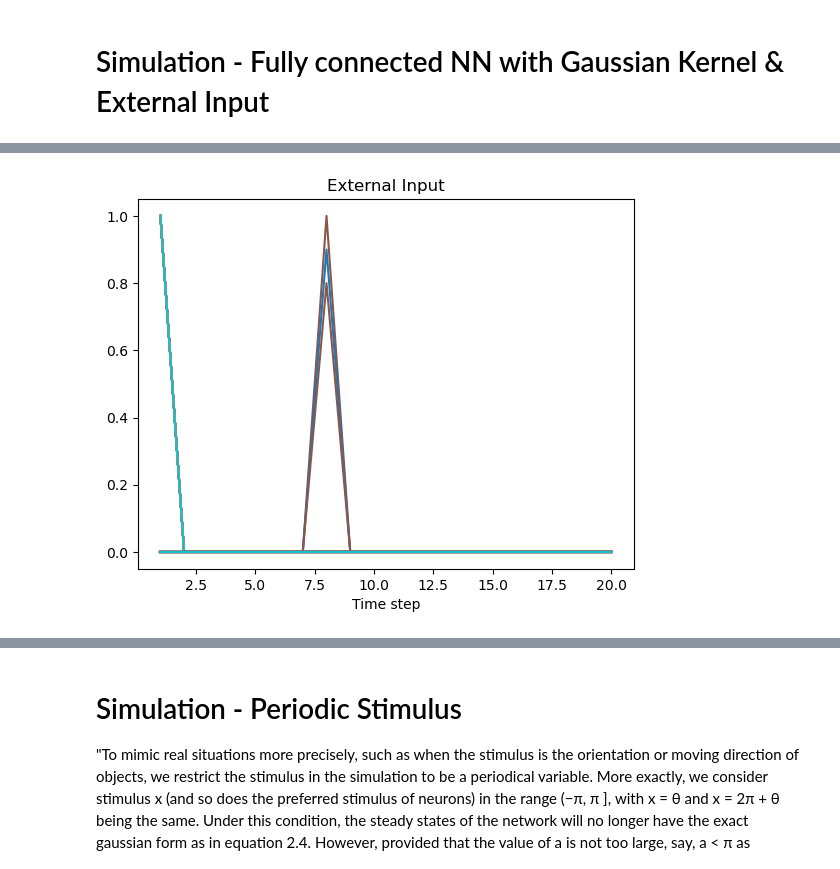
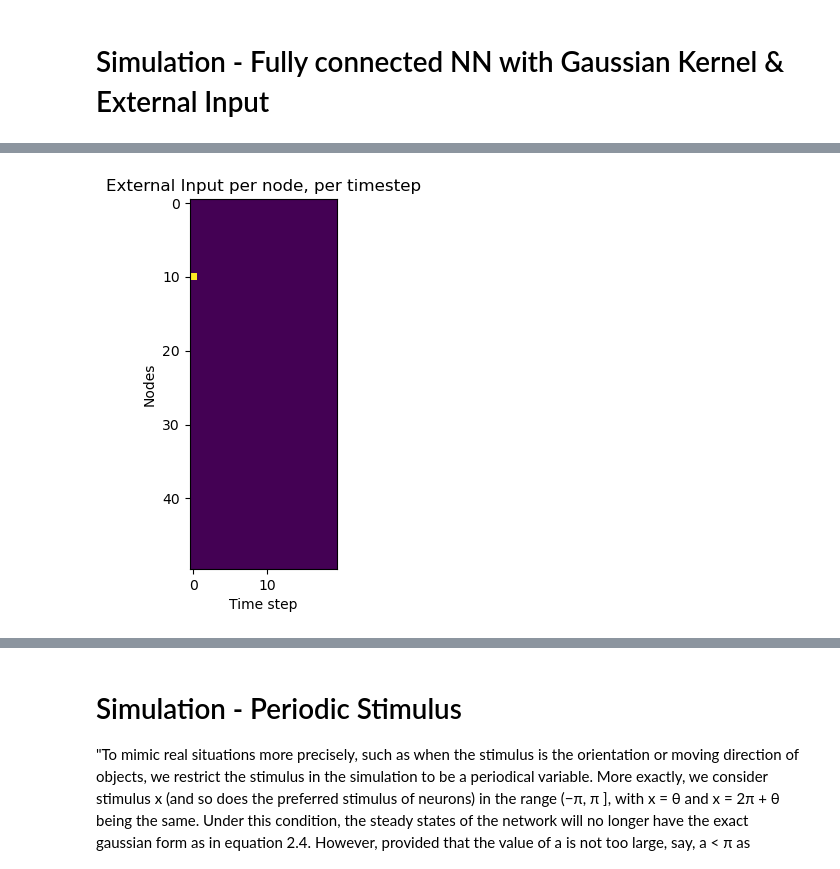
Before and after one commit to michealrm/Trappenberg_CAAN, a Jupyter notebook: caan_simulation.ipynb, the cells around one changed output, grey strips where cells are left out. Cells and saved outputs as stored; diff of their text form; code cells hidden in the pictures.

```diff
--- a/caan_simulation.ipynb
+++ b/caan_simulation.ipynb
@@ -24,18 +26,21 @@ plt.plot(np.arange(num_nodes), w); # TODO Contour plot
 # %%
 external_input = np.zeros((num_nodes, num_time_steps))
-external_input[5, 7] = 1
-external_input[10, 7] = 0.9
-external_input[45, 7] = 0.8
+# external_input[5, 7] = 1
+# external_input[10, 7] = 0.9
+external_input[10, 0] = 1
+# external_input[45, 7] = 0.8
 # external_input[20:40, 0] = np.random.default_rng().random(20)
-external_input[20:40, 0] = np.ones(20)
+# external_input[20:40, 0] = np.ones(20)
 
 def plot_external_input(external_input, t):
-    plt.title("External Input")
+    plt.title('External Input per node, per timestep')
     plt.xlabel("Time step")
-    plt.plot(np.arange(1, t + 1), np.transpose(external_input));
+    plt.ylabel("Nodes")
+    plt.imshow(external_input)
+    # plt.plot(np.arange(1, t + 1), np.transpose(external_input));
 plot_external_input(external_input, num_time_steps)
 # %% [output]
-[figure, old version]
+[figure, new version]
 # %%
 # activity rate per neuron for t timesteps
 U = np.zeros((num_nodes, num_time_steps))
```
Also changed, not shown: parts of 8 cells of this notebook.
